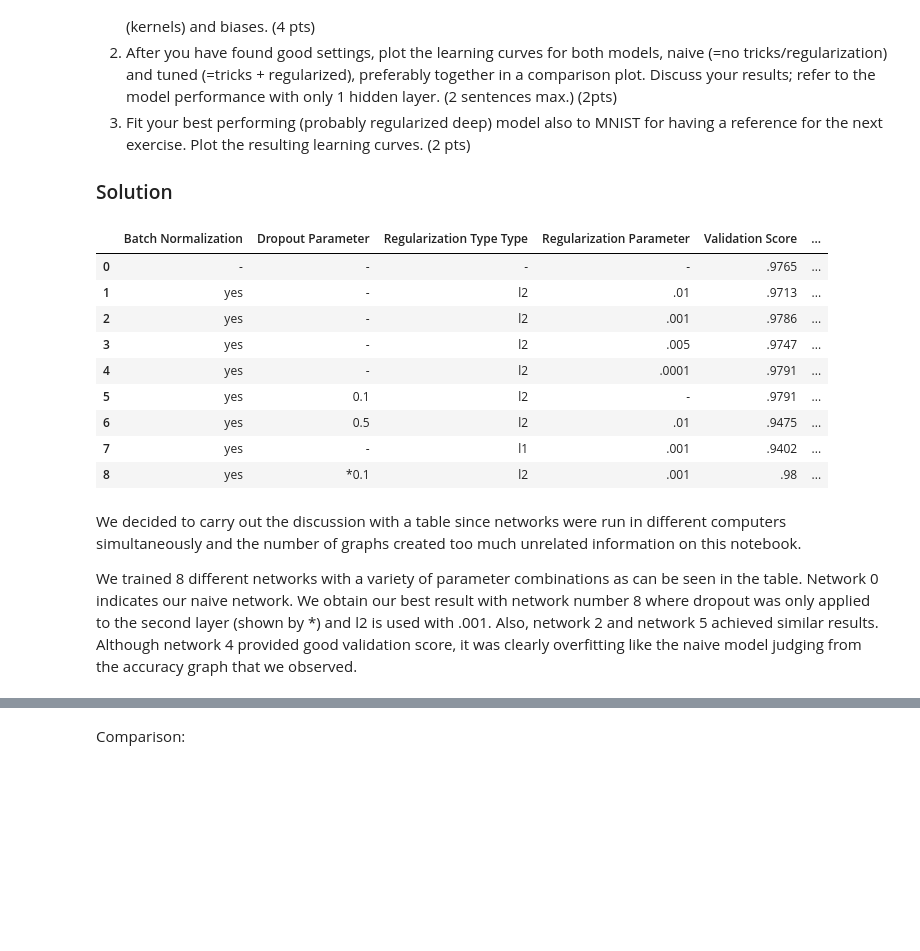
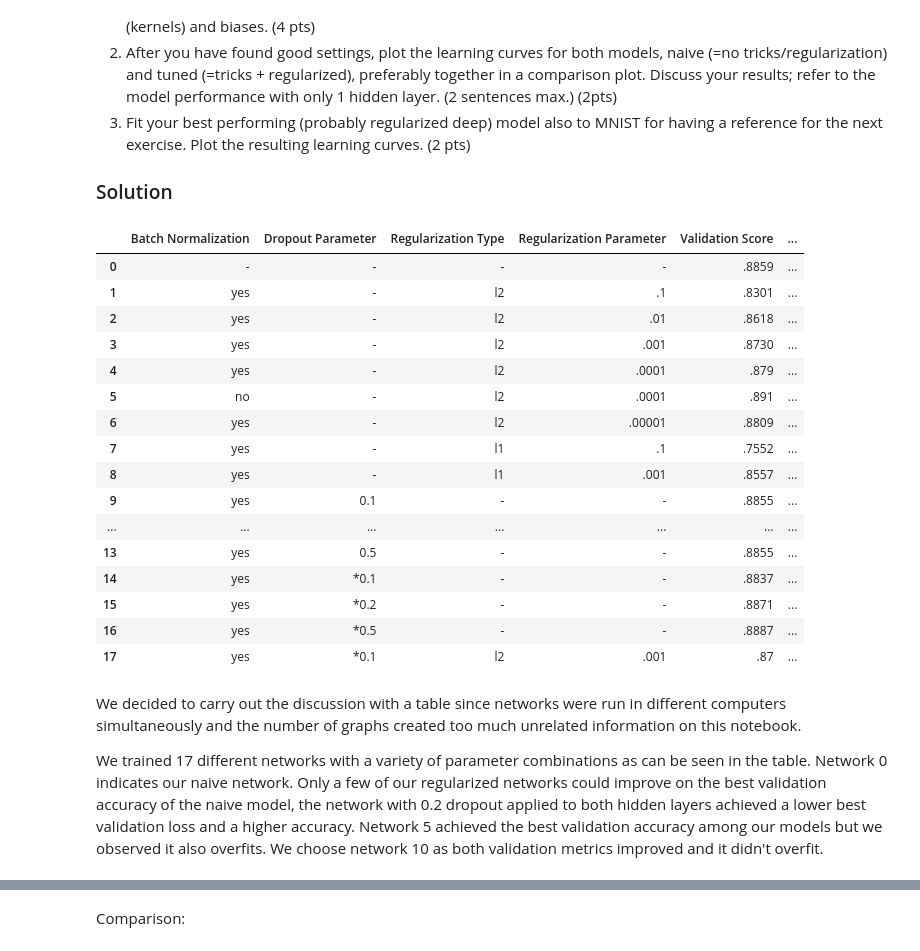
Before and after one commit to serifsonerserbest/ANN, a Jupyter notebook: miniproject1.ipynb, the cells around one changed output, grey strips where cells are left out. Cells and saved outputs as stored; diff of their text form; code cells hidden in the pictures; blank space fills up the shorter version.

```diff
--- a/miniproject1.ipynb
+++ b/miniproject1.ipynb
@@ -618,38 +617,61 @@ Adding hidden layers to a deep network does not necessarily lead to a straight-f
 
 ### Solution
 # %%
-# Results were collected on different computers and colab
-data = [["-", "-", "-", "-", ".9765", ".091"],
-        ["yes", '-', "l2", ".01", ".9713", ".178"],
-        ["yes", '-', "l2", ".001", ".9786", "0.12"],
-        ["yes", '-', "l2", ".005", ".9747", "0.15"],
-        ["yes", '-', "l2", ".0001", ".9791", ".09"],
-        ["yes", '0.1', "l2", "-", ".9791", ".07"],
-        ["yes", '0.5', "l2", ".01", ".9475", ".315"],
-        ["yes", '-', "l1", ".001", ".9402", ".58"],
-        ["yes", '*0.1', "l2", ".001", ".98", ".11"],
+# initialize list of lists
+data = [["-", "-", "-", "-", ".8859", ".33"],
+        ["yes", '-', "l2", ".1", ".8301", ".55"],
+        ["yes", '-', "l2", ".01", ".8618", ".46"],
+        ["yes", '-', "l2", ".001", ".8730", ".43"],
+        ["yes", '-', "l2", ".0001", ".879", ".36"],
+        ["no" , '-', 'l2', '.0001', '.891', '.36'],
+        ["yes", '-', "l2", ".00001", ".8809", ".36"],
+
+        ["yes", '-', "l1", ".1", ".7552", "1.72"],
+        ["yes", '-', "l1", ".001", ".8557", "0.54"],
+
+        ["yes", '0.1', "-", "-", ".8855", ".34"],
+        ["yes", '0.2', "-", "-", ".8861", ".32"],
+        ["no" , '0.2', "-", "-", ".8829", ".33"],
+        ["yes", '0.3', "-", "-", ".88", ".33"],
+        ["yes", '0.5', "-", "-", ".8855", ".37"],
+
+        ["yes", '*0.1', "-", "-", ".8837", ".34"],
+        ["yes", '*0.2', "-", "-", ".8871", ".34"],
+        ["yes", '*0.5', "-", "-", ".8887", ".33"],
+
+
+        ["yes", '*0.1', "l2", ".001", ".87", ".42"],
+
        ]
 
 # Create the pandas DataFrame
-df = pd.DataFrame(data, columns = ['Batch Normalization', 'Dropout Parameter', 'Regularization Type Type', 'Regularization Parameter', 'Validation Score', 'Validation Loss' ])
+df = pd.DataFrame(data, columns = ['Batch Normalization', 'Dropout Parameter', 'Regularization Type', 'Regularization Parameter', 'Validation Score', 'Validation Loss' ])
 
 # print dataframe.
 df
 # %% [output]
-|  | Batch Normalization | Dropout Parameter | Regularization Type Type | Regularization Parameter | Validation Score | ... |
-| 0 | - | - | - | - | .9765 | ... |
-| 1 | yes | - | l2 | .01 | .9713 | ... |
-| 2 | yes | - | l2 | .001 | .9786 | ... |
-| 3 | yes | - | l2 | .005 | .9747 | ... |
-| 4 | yes | - | l2 | .0001 | .9791 | ... |
-| 5 | yes | 0.1 | l2 | - | .9791 | ... |
-| 6 | yes | 0.5 | l2 | .01 | .9475 | ... |
-| 7 | yes | - | l1 | .001 | .9402 | ... |
-| 8 | yes | *0.1 | l2 | .001 | .98 | ... |
+|  | Batch Normalization | Dropout Parameter | Regularization Type | Regularization Parameter | Validation Score | ... |
+| 0 | - | - | - | - | .8859 | ... |
+| 1 | yes | - | l2 | .1 | .8301 | ... |
+| 2 | yes | - | l2 | .01 | .8618 | ... |
+| 3 | yes | - | l2 | .001 | .8730 | ... |
+| 4 | yes | - | l2 | .0001 | .879 | ... |
+| 5 | no | - | l2 | .0001 | .891 | ... |
+| 6 | yes | - | l2 | .00001 | .8809 | ... |
+| 7 | yes | - | l1 | .1 | .7552 | ... |
+| 8 | yes | - | l1 | .001 | .8557 | ... |
+| 9 | yes | 0.1 | - | - | .8855 | ... |
+| ... | ... | ... | ... | ... | ... | ... |
+| 13 | yes | 0.5 | - | - | .8855 | ... |
+| 14 | yes | *0.1 | - | - | .8837 | ... |
+| 15 | yes | *0.2 | - | - | .8871 | ... |
+| 16 | yes | *0.5 | - | - | .8887 | ... |
+| 17 | yes | *0.1 | l2 | .001 | .87 | ... |
 # %% [markdown]
 We decided to carry out the discussion with a table since networks were run in different computers simultaneously and the number of graphs created too much unrelated information on this notebook.
 
-We trained 8 different networks with a variety of parameter combinations as can be seen in the table. Network 0 indicates our naive network. We obtain our best result with network number 8 where dropout was only applied to the second layer (shown by *) and l2 is used with .001. Also, network 2 and network 5 achieved similar results. Although network 4 provided good validation score, it was clearly overfitting like the naive model judging from the accuracy graph that we observed.
+We trained 17 different networks with a variety of parameter combinations as can be seen in the table. Network 0 indicates our naive network. Only a few of our regularized networks could improve on the best validation accuracy of the naive model, the network with 0.2 dropout applied to both hidden layers achieved a lower best validation loss and a higher accuracy. Network 5 achieved the best validation accuracy among our models but we observed it also overfits.
+We choose network 10 as both validation metrics improved and it didn't overfit.
 # %%
 model = Sequential([
             Dense(50, input_shape=(784,)),
```
Also changed, not shown: parts of 16 cells of this notebook.
